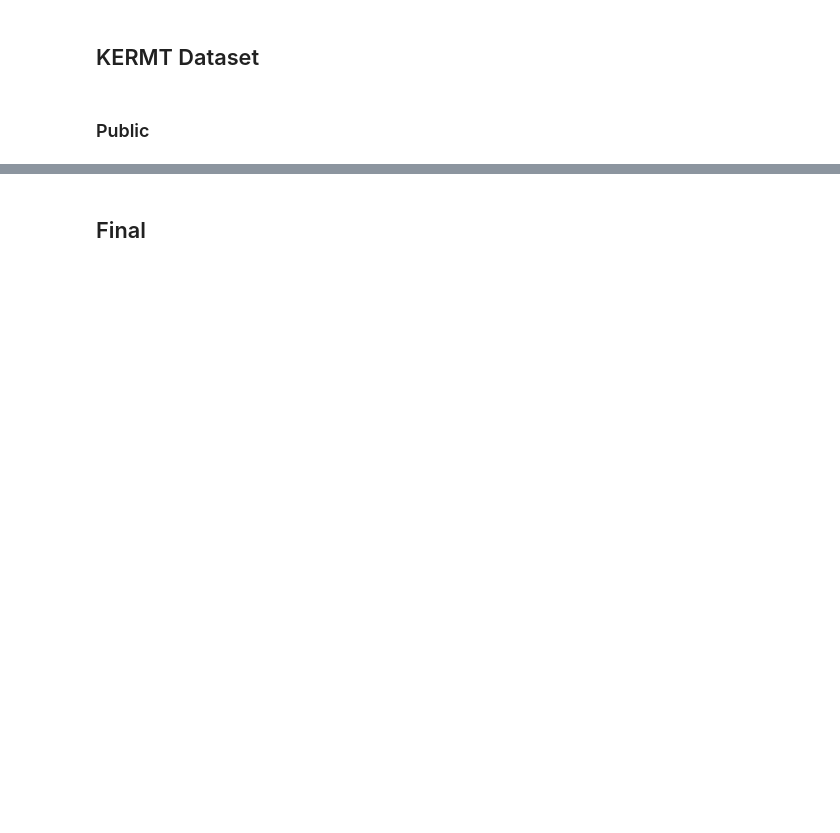
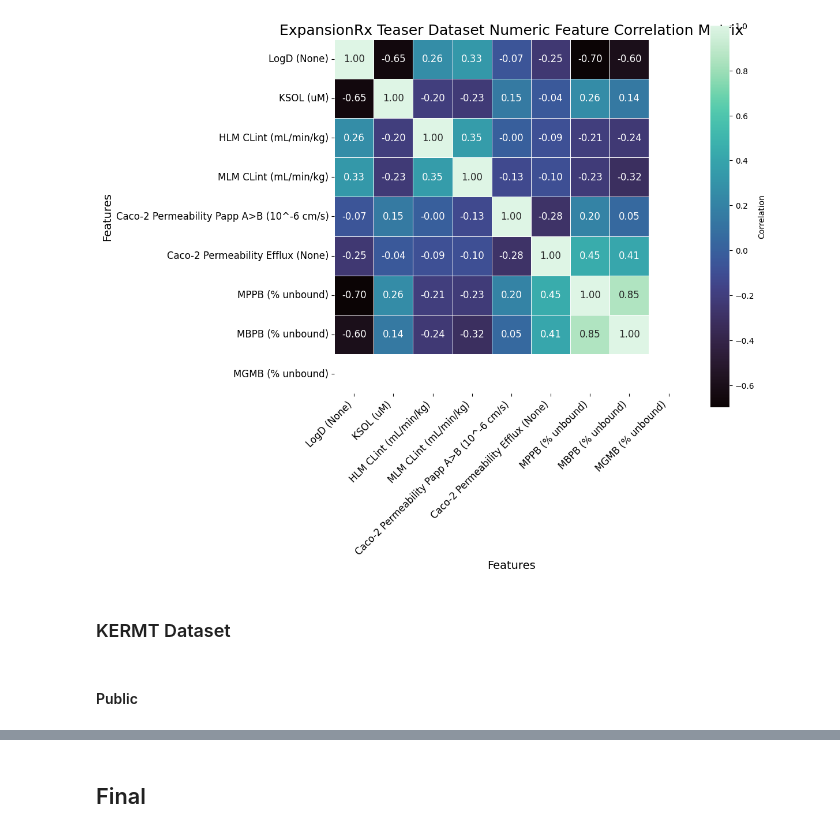
Before and after one commit to alec-glisman/OpenADMET-ExpansionRx-Blind-Challenge, a Jupyter notebook: notebooks/exploratory_data_analysis.ipynb, the cells around one changed output, grey strips where cells are left out. Saved outputs shown, nothing was run; the diff lists cells and outputs as text; code cells hidden in the pictures; blank space fills up the shorter version.

```diff
--- a/notebooks/exploratory_data_analysis.ipynb
+++ b/notebooks/exploratory_data_analysis.ipynb
@@ -205,7 +411,15 @@ fig.tight_layout()
+# %%
+fig, ax = plot_correlation_matrix(
+    df_expansionrx_teaser,
+    title="ExpansionRx Teaser Dataset Numeric Feature Correlation Matrix",
+    save_path=data_path.parent / "expansionrx_teaser_numeric_correlation_matrix.png",
+)
+# %% [output]
+[figure, added]
 # %% [markdown]
-## KERMT Dataset
+### KERMT Dataset
 # %% [markdown]
-### Public
+#### Public
 # %%
 files_biogen = [
     "KERMT/export_public_cluster_split/all_test_cluster_morgan.csv",
```
Also changed, not shown: parts of 38 cells of this notebook, 1 other file.
